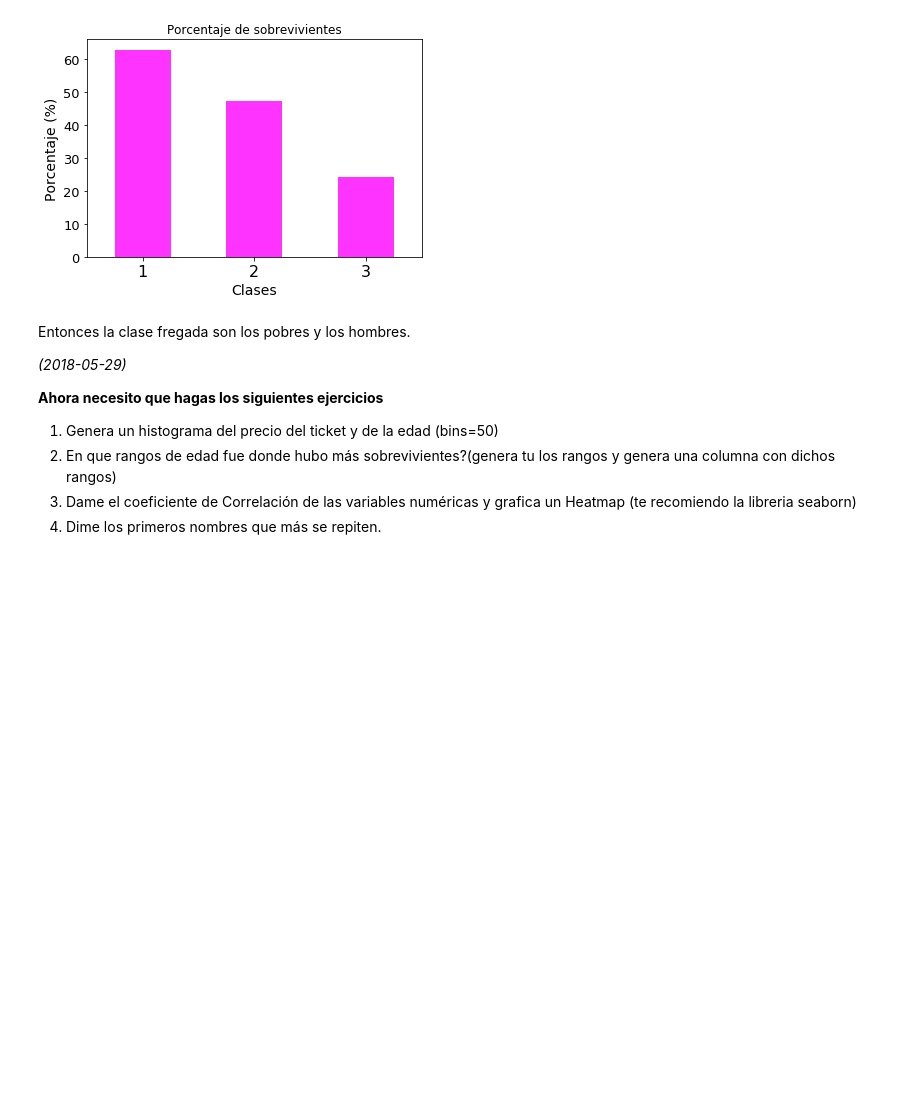
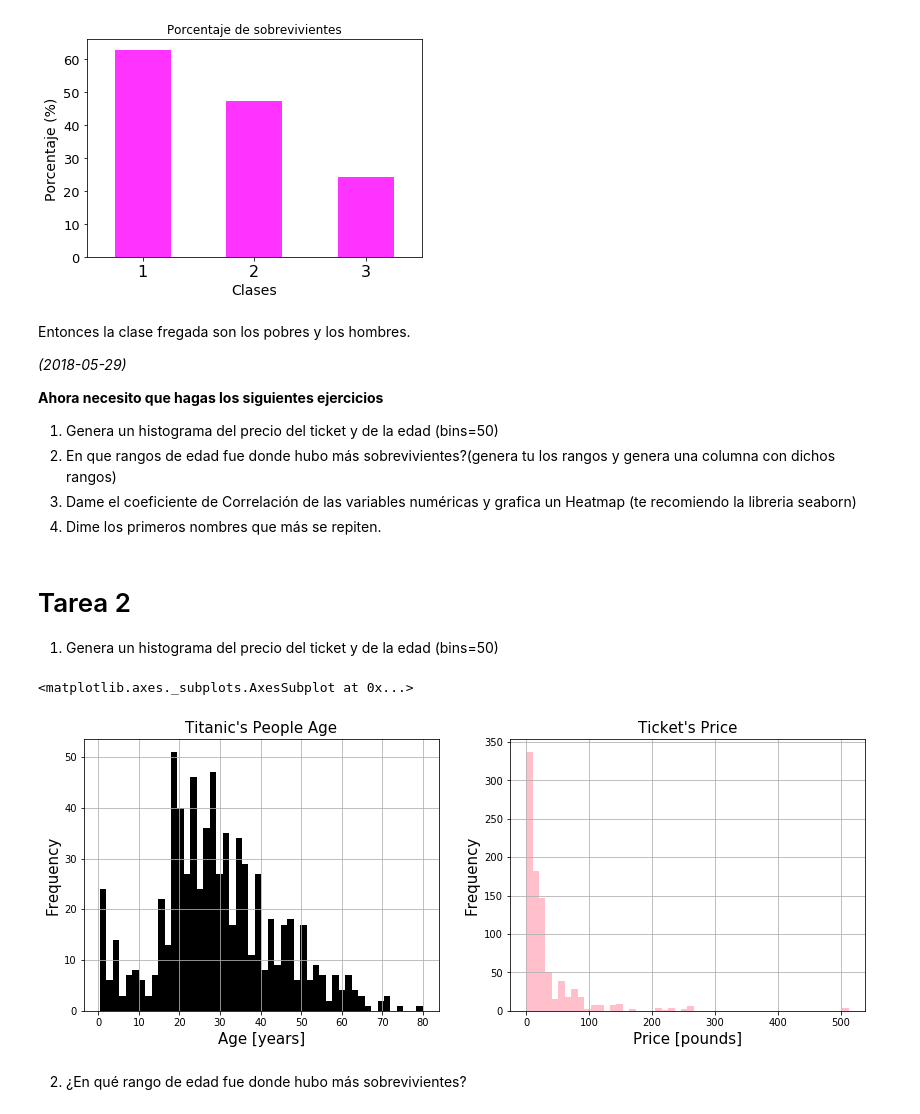
Before and after one commit to EugenioLey/DS-Serchenio, a Jupyter notebook: TitanicS.ipynb, the cells around one changed output. Cells and saved outputs as stored; diff of their text form; code cells hidden in the pictures; blank space fills up the shorter version.

```diff
--- a/TitanicS.ipynb
+++ b/TitanicS.ipynb
@@ -138,3 +140,26 @@ __Ahora necesito que hagas los siguientes ejercicios__
 2. En que rangos de edad fue donde hubo más sobrevivientes?(genera tu los rangos y genera una columna con dichos rangos)
 3. Dame el coeficiente de Correlación de las variables numéricas y grafica un Heatmap (te recomiendo la libreria seaborn)
 4. Dime los primeros nombres que más se repiten.
+# %% [markdown]
+# Tarea 2
+
+1. Genera un histograma del precio del ticket y de la edad (bins=50)
+# %%
+plt.figure(figsize=(14,5))
+
+plt.subplot(121)
+plt.title("Titanic's People Age",fontsize=15)
+plt.xlabel("Age [years]",fontsize=15)
+plt.ylabel("Frequency", fontsize=15)
+data.age.hist(bins=50,color="black")
+
+plt.subplot(122)
+plt.title("Ticket's Price",fontsize=15)
+plt.xlabel("Price [pounds]",fontsize=15)
+plt.ylabel("Frequency",fontsize=15)
+data.fare.hist(bins=50,color="pink")
+# %% [output]
+<matplotlib.axes._subplots.AxesSubplot at 0x...>
+[figure, added]
+# %% [markdown]
+2. ¿En qué rango de edad fue donde hubo más sobrevivientes?
```
Also changed, not shown: parts of 3 cells of this notebook.
